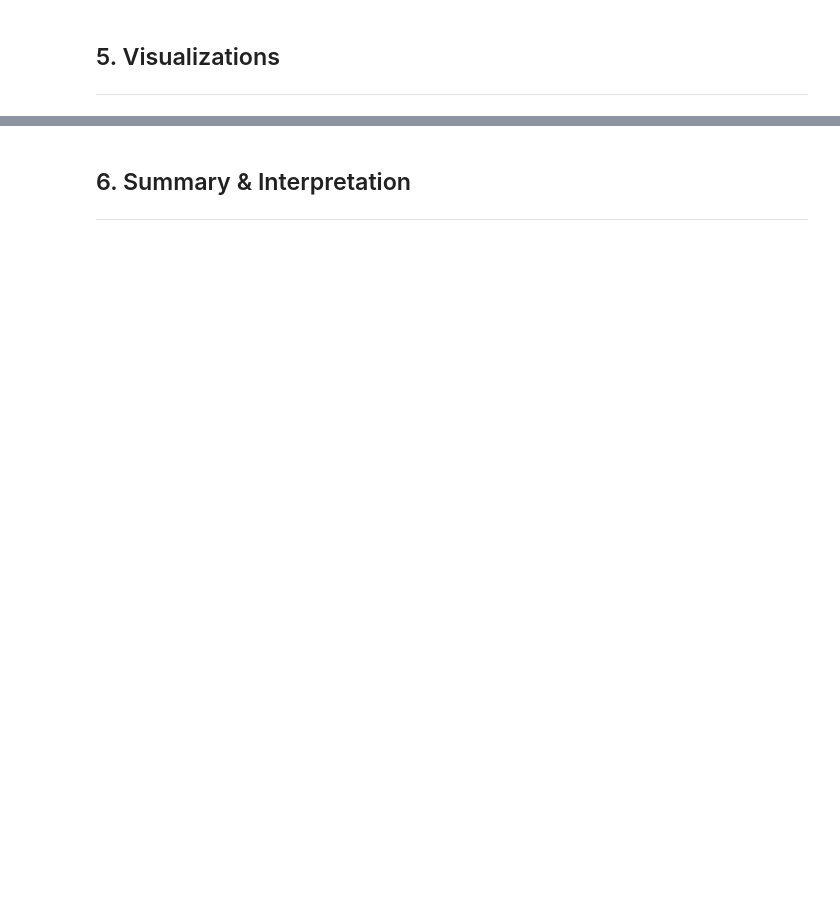
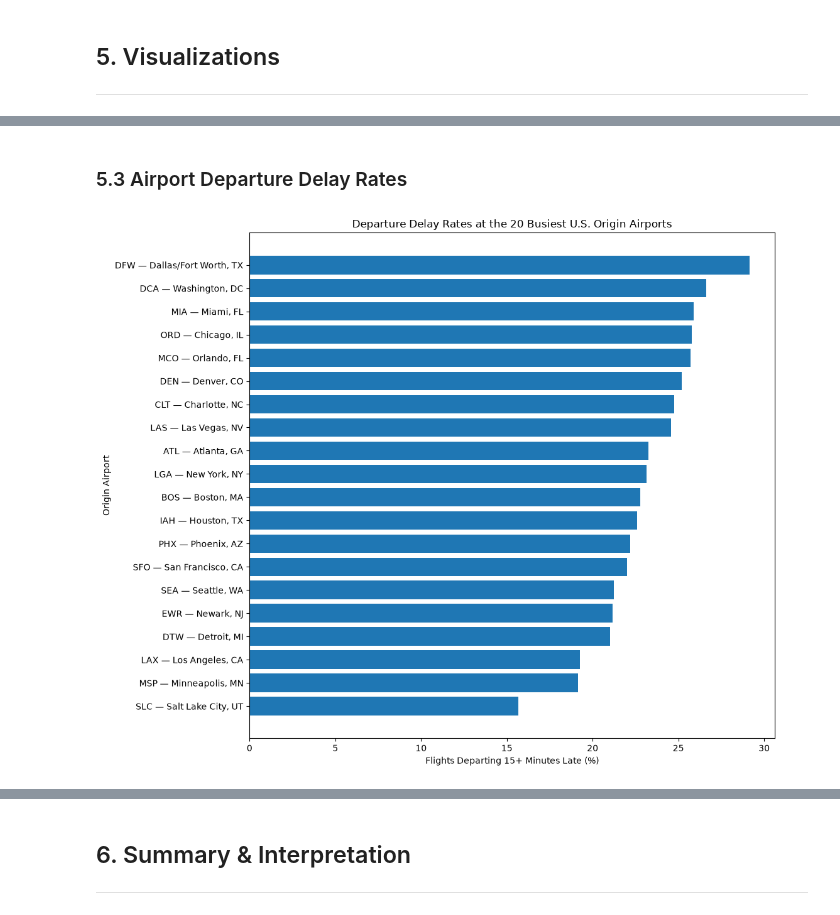
Before and after one commit to ashlabs/ai-programming-foundations-project, a Jupyter notebook: data_workflow.ipynb, the cells around one changed output, grey strips where cells are left out. Drawn from its saved outputs; the diff is of its cells as text; code cells hidden in the pictures; blank space fills up the shorter version.

```diff
--- a/data_workflow.ipynb
+++ b/data_workflow.ipynb
@@ -606,0 +765,10 @@ print(type(summary["cancellation_rate"]))
+# %%
+airport_performance_df["departure_delay_rate"] = (
+    airport_performance_df["delayed_departures"]
+    / airport_performance_df["departure_delay_observations"]
+)
+
+airport_performance_df["cancellation_rate"] = (
+    airport_performance_df["cancelled_flights"]
+    / airport_performance_df["total_flights"]
+)
@@ -609,0 +955,41 @@ print(type(summary["cancellation_rate"]))
+# %% [markdown]
+### 5.3 Airport Departure Delay Rates
+# %%
+airport_plot_df = (
+    busiest_airports_df
+    .sort_values("departure_delay_rate", ascending=True)
+    .copy()
+)
+
+airport_plot_df["departure_delay_pct"] = (
+    airport_plot_df["departure_delay_rate"] * 100
+)
+
+airport_plot_df["airport_label"] = (
+    airport_plot_df["Origin"]
+    + " — "
+    + airport_plot_df["OriginCityName"]
+)
+
+plt.figure(figsize=(11, 9))
+
+plt.barh(
+    airport_plot_df["airport_label"],
+    airport_plot_df["departure_delay_pct"],
+)
+
+plt.title("Departure Delay Rates at the 20 Busiest U.S. Origin Airports")
+plt.xlabel("Flights Departing 15+ Minutes Late (%)")
+plt.ylabel("Origin Airport")
+
+plt.tight_layout()
+
+plt.savefig(
+    PROJECT_ROOT / "figures" / "airport_departure_delay_rates.png",
+    dpi=300,
+    bbox_inches="tight",
+)
+
+plt.show()
+# %% [output]
+[figure, added]
```
Also changed, not shown: parts of 22 cells of this notebook.
